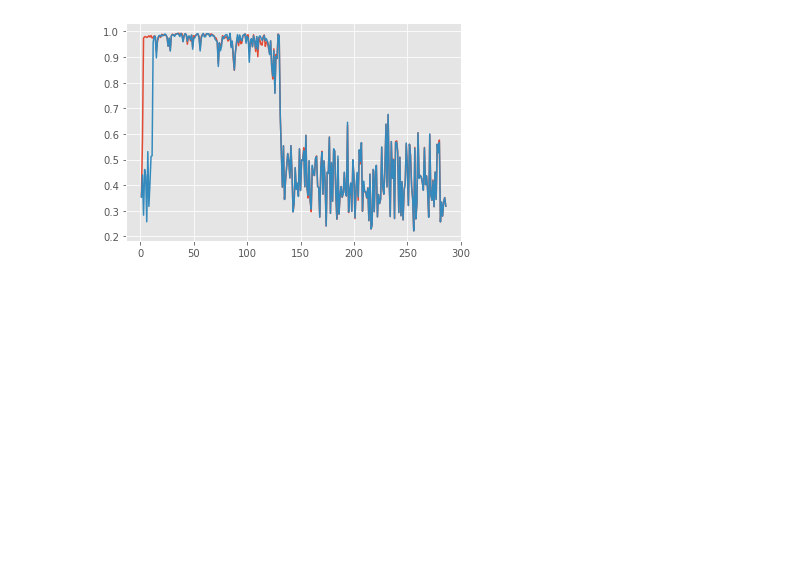
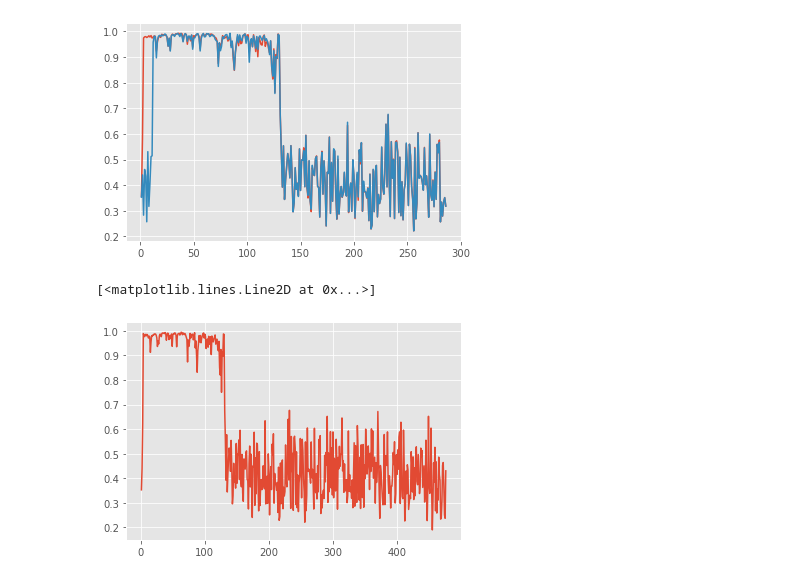
Before and after one commit to Tahuubinh/Offloading_to_Vehicles, a Jupyter notebook: Mec_ver4-main/code/Plot_test.ipynb, the cells around one changed output. Cells and saved outputs as stored; diff of their text form; code cells hidden in the pictures; blank space fills up the shorter version.

```diff
--- a/Mec_ver4-main/code/Plot_test.ipynb
+++ b/Mec_ver4-main/code/Plot_test.ipynb
@@ -102,3 +103,19 @@ plt.plot(number, data2)
 # %% [output]
 [<matplotlib.lines.Line2D at 0x...>]
 [figure]
+# %%
+import numpy as np
+import matplotlib.pyplot as plt
+plt.style.use('ggplot')
+import pandas as pd
+
+data1 = pd.read_csv("FDQO_5phut_8.csv").values[:, 1]
+#data2 = pd.read_csv("FDQO_5phut_7.csv").values[:, 1]
+
+number = [i + 1 for i in range(data1.shape[0])]
+plt.tight_layout()
+plt.plot(number, data1)
+#plt.plot(number, data2)
+# %% [output]
+[<matplotlib.lines.Line2D at 0x...>]
+[figure, added]
```
Also changed, not shown: parts of 1 cell of this notebook, 15 other files.
